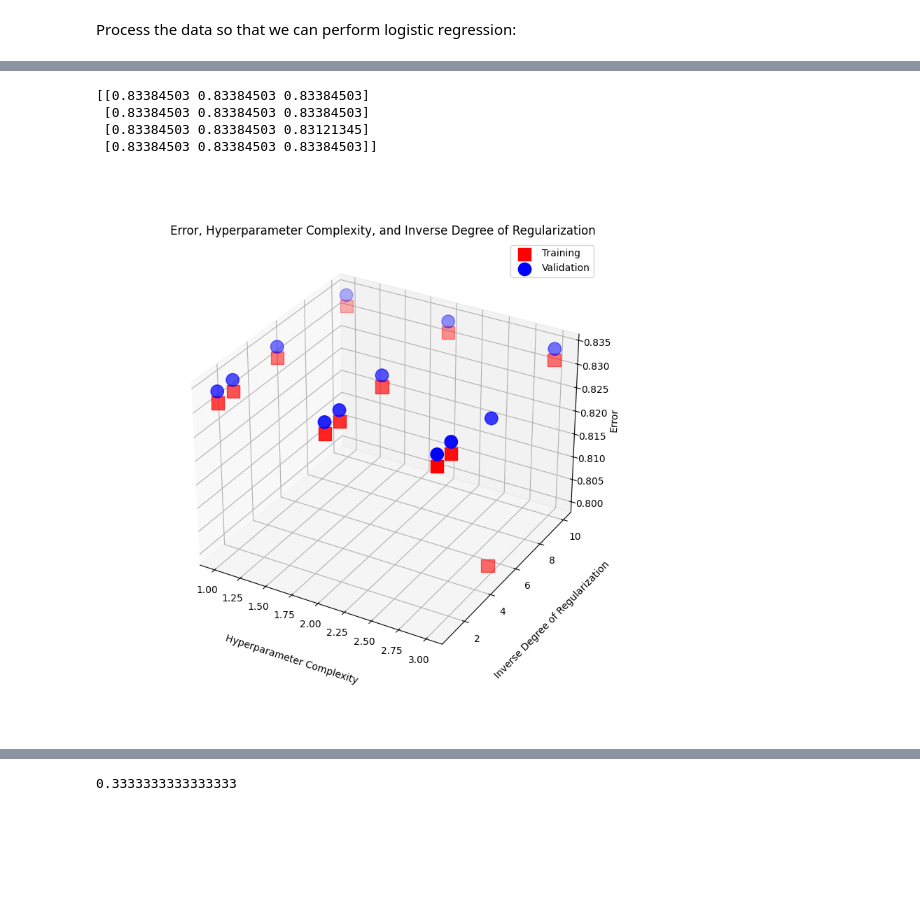
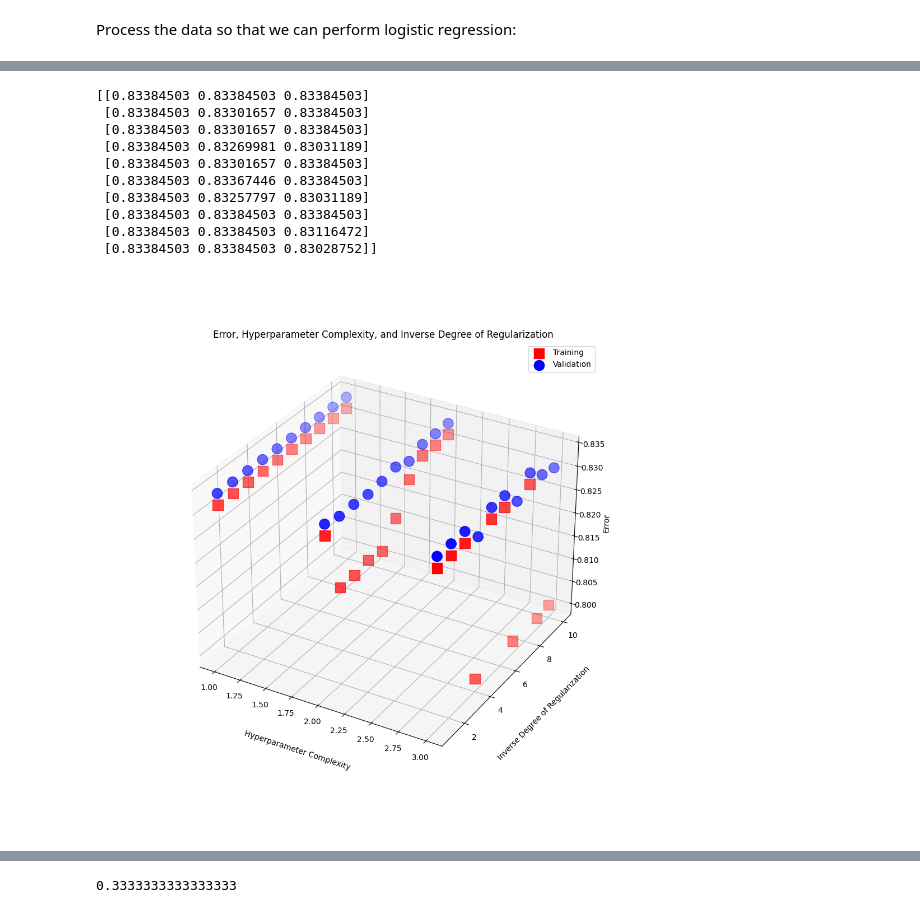
Before and after one commit to BeatrixEB/CS-UY4563.FinalProject, a Jupyter notebook: LogisticReg.ipynb, the cells around one changed output, grey strips where cells are left out. Saved outputs shown, nothing was run; the diff lists cells and outputs as text; code cells hidden in the pictures; blank space fills up the shorter version.

```diff
--- a/LogisticReg.ipynb
+++ b/LogisticReg.ipynb
@@ -213,26 +228,26 @@ with open('LogisticRegResults4CS3DStandardScalerColumnY.pkl', 'rb') as file:
 # %%
-# %matplotlib notebook
-x = polyOrders
-y = CSValues
-X, Y = np.meshgrid(x,y)
+# # %matplotlib notebook
+# x = polyOrders
+# y = CSValues
+# X, Y = np.meshgrid(x,y)
 
-Z = np.zeros(X.shape)
-for j in range(Z.shape[0]):
-    for i in range(Z.shape[1]):
-        Z[j, i]= dict[f'CS = {Y[j, i]}'][f'Polynomial order of data = {X[j, i]}'][1] - dict[f'CS = {Y[j, i]}'][f'Polynomial order of data = {X[j, i]}'][0]
+# Z = np.zeros(X.shape)
+# for j in range(Z.shape[0]):
+#     for i in range(Z.shape[1]):
+#         Z[j, i]= dict[f'CS = {Y[j, i]}'][f'Polynomial order of data = {X[j, i]}'][1] - dict[f'CS = {Y[j, i]}'][f'Polynomial order of data = {X[j, i]}'][0]
 
 
-fig = plt.figure(figsize = (5, 5))
-ax = plt.axes(projection='3d')
-ax.grid()
+# fig = plt.figure(figsize = (5, 5))
+# ax = plt.axes(projection='3d')
+# ax.grid()
 
-ax.scatter(X, Y, Z, c = 'r', s = 50)
+# ax.scatter(X, Y, Z, c = 'r', s = 50)
 
-ax.set_title('Validation Minus Training Error, Hyperparameter Complexity, and Degree of Regularization')
+# ax.set_title('Validation Minus Training Error, Hyperparameter Complexity, and Degree of Regularization')
 
-# Set axes label
-ax.set_xlabel('Hyperparameter Complexity', labelpad=20)
-ax.set_ylabel('Degree of Regularization', labelpad=20)
-ax.set_zlabel('Validation Minus Training Error', labelpad=3)
-plt.show()
+# # Set axes label
+# ax.set_xlabel('Hyperparameter Complexity', labelpad=20)
+# ax.set_ylabel('Degree of Regularization', labelpad=20)
+# ax.set_zlabel('Validation Minus Training Error', labelpad=3)
+# plt.show()
 # %% [output]
@@ -247,38 +262,44 @@ y = CSValues
 X, Y = np.meshgrid(x,y)
 
 
 Z_training = np.zeros(X.shape)
 for j in range(Z.shape[0]):
     for i in range(Z.shape[1]):
         Z_training[j, i]= dict[f'CS = {Y[j, i]}'][f'Polynomial order of data = {X[j, i]}'][0]
 
 Z_validation = np.zeros(X.shape)
 for j in range(Z.shape[0]):
     for i in range(Z.shape[1]):
         Z_validation[j, i]= dict[f'CS = {Y[j, i]}'][f'Polynomial order of data = {X[j, i]}'][1]
 print(Z_validation)
 
-fig = plt.figure(figsize = (8, 8))
+fig = plt.figure(figsize = (10, 10))
 ax = plt.axes(projection='3d')
 ax.grid()
 
 ax.scatter(X, Y, Z_training, c = 'r', s = 175, label = "Training", marker = 's')
-ax.scatter(X, Y, Z_validation, c = 'b', s = 175, label = "Validation")
+ax.scatter(X, Y, Z_validation, c = ['b'], s = 175, label = "Validation")
 
 ax.set_title('Error, Hyperparameter Complexity, and Inverse Degree of Regularization')
 ax.legend()
 
 # Set axes label
 ax.set_xlabel('Hyperparameter Complexity', labelpad=20, )
 ax.set_ylabel('Inverse Degree of Regularization', labelpad=20)
 ax.set_zlabel('Error', labelpad=4)
 plt.show()
 # %% [output]
 [[0.83384503 0.83384503 0.83384503]
+ [0.83384503 0.83301657 0.83384503]
+ [0.83384503 0.83301657 0.83384503]
+ [0.83384503 0.83269981 0.83031189]
+ [0.83384503 0.83301657 0.83384503]
+ [0.83384503 0.83367446 0.83384503]
+ [0.83384503 0.83257797 0.83031189]
  [0.83384503 0.83384503 0.83384503]
- [0.83384503 0.83384503 0.83121345]
- [0.83384503 0.83384503 0.83384503]]
+ [0.83384503 0.83384503 0.83116472]
+ [0.83384503 0.83384503 0.83028752]]
-[figure, old version]
+[figure, new version]
 # %%
 # %matplotlib inline
 # print(plt.style.available)
```
Also changed, not shown: parts of 6 cells of this notebook, 5 other files.
